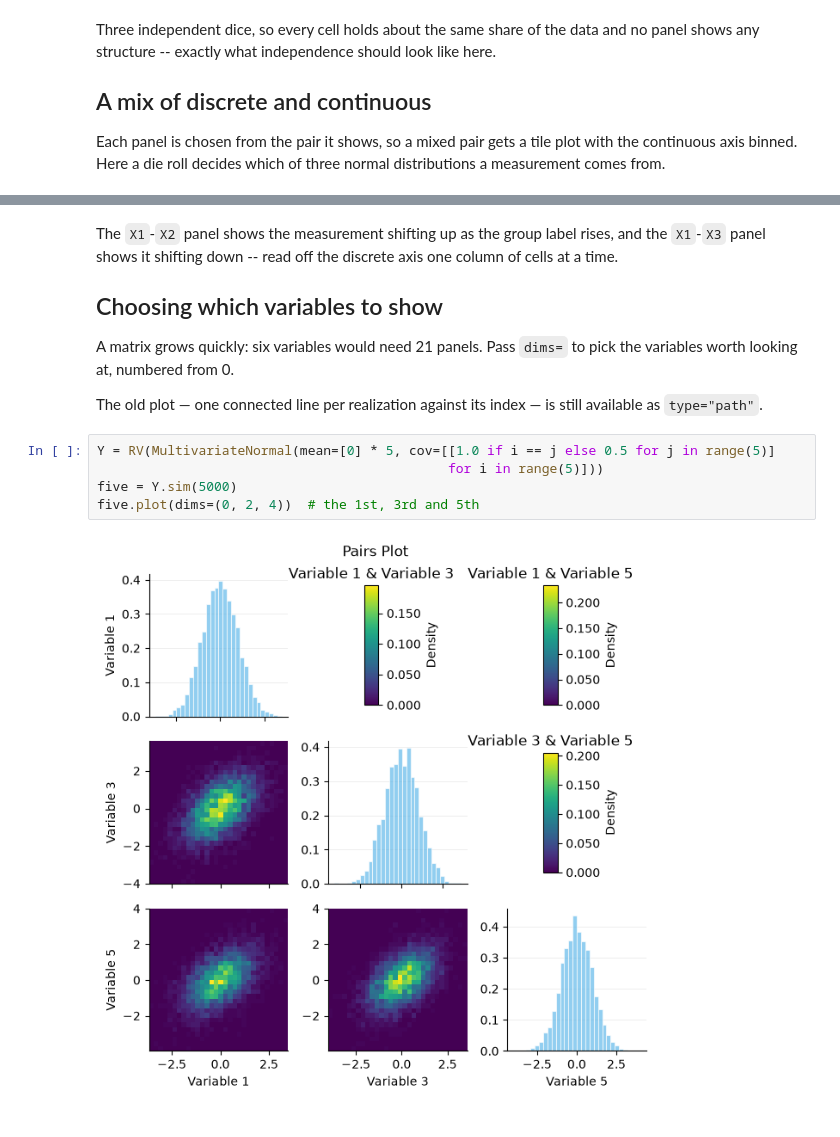
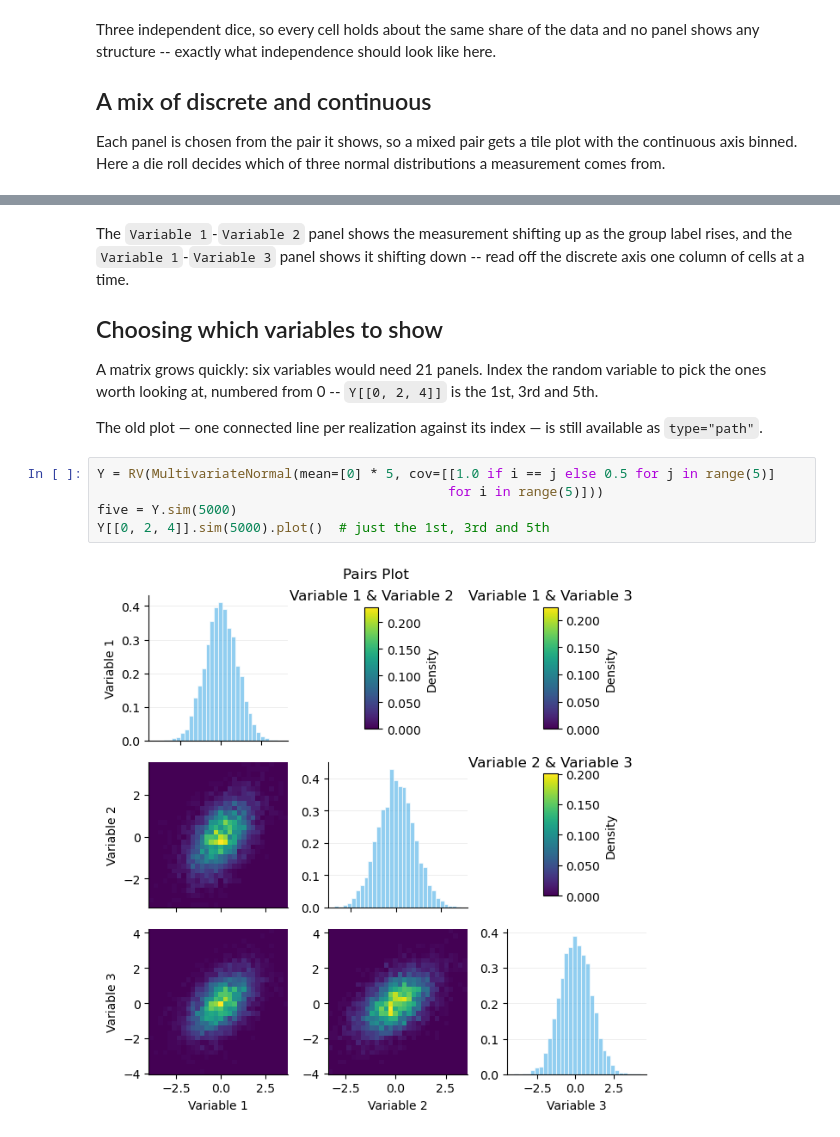
Before and after one commit to calpoly-symbulate/symbulate, a Jupyter notebook: team/simulated_pairs_plot_demo.ipynb, the cells around one changed output, grey strips where cells are left out. Cells and saved outputs as stored; diff of their text form.

```diff
--- a/team/simulated_pairs_plot_demo.ipynb
+++ b/team/simulated_pairs_plot_demo.ipynb
@@ -81,20 +89,20 @@ grouped.sim(10000).plot()
 # %% [markdown]
-The `X1`-`X2` panel shows the measurement shifting up as the group label rises, and the
-`X1`-`X3` panel shows it shifting down -- read off the discrete axis one column of cells at
+The `Variable 1`-`Variable 2` panel shows the measurement shifting up as the group label rises, and the
+`Variable 1`-`Variable 3` panel shows it shifting down -- read off the discrete axis one column of cells at
 a time.
 
 ## Choosing which variables to show
 
-A matrix grows quickly: six variables would need 21 panels. Pass `dims=` to pick the
-variables worth looking at, numbered from 0.
+A matrix grows quickly: six variables would need 21 panels. Index the random variable to pick the ones worth looking at, numbered from 0 --
+`Y[[0, 2, 4]]` is the 1st, 3rd and 5th.
 
 The old plot — one connected line per realization against its index — is still
 available as `type="path"`.
 # %%
 Y = RV(MultivariateNormal(mean=[0] * 5, cov=[[1.0 if i == j else 0.5 for j in range(5)]
                                              for i in range(5)]))
 five = Y.sim(5000)
-five.plot(dims=(0, 2, 4))  # the 1st, 3rd and 5th
+Y[[0, 2, 4]].sim(5000).plot()  # just the 1st, 3rd and 5th
 # %% [output]
-[figure, old version]
+[figure, new version]
 # %% [markdown]
```
Also changed, not shown: parts of 19 cells of this notebook, 14 other files.
